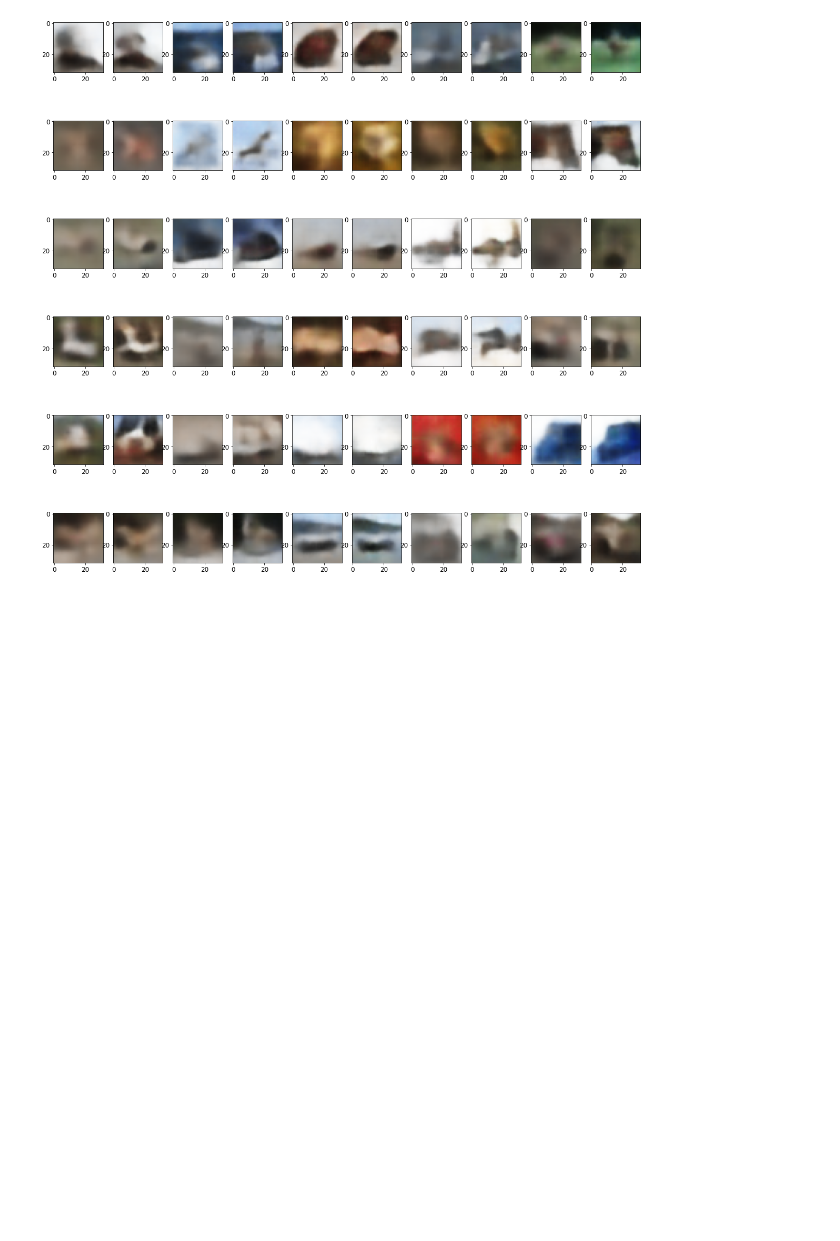
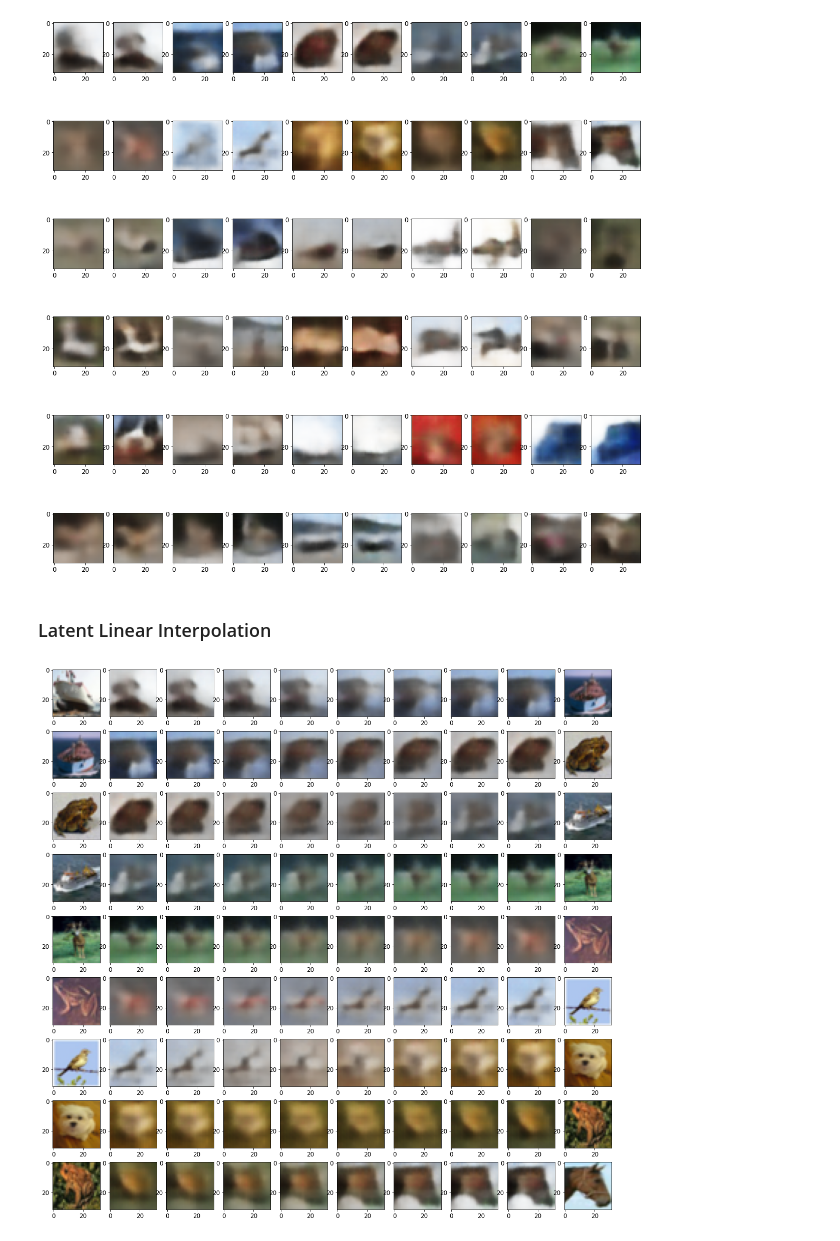
Before and after one commit to jpoler/hands-on-ml-projects, a Jupyter notebook: chapter_17/variational_autoencoder_tutorial.ipynb, the cells around one changed output. Saved outputs shown, nothing was run; the diff lists cells and outputs as text; code cells hidden in the pictures; blank space fills up the shorter version.

Commit message:
latent linear interpolation

```diff
--- a/chapter_17/variational_autoencoder_tutorial.ipynb
+++ b/chapter_17/variational_autoencoder_tutorial.ipynb
@@ -311,3 +309,30 @@ reshaped = tf.reshape(stacked, [-1, 32, 32, 3])
 display_samples(reshaped)
 # %% [output]
 [figure]
+# %% [markdown]
+### Latent Linear Interpolation
+# %%
+def interpolate(samples, per_interpolation=8):
+    sample_range = list(range(len(samples)))
+    range_end = sample_range[-1]
+    linfit = interp1d(sample_range, samples, axis=0)
+    return linfit(np.linspace(0, range_end, per_interpolation*range_end))
+# %%
+per_interpolation = 8
+
+x_samples = dataset_sample[:10].numpy()
+z_means, z_logvars = gaussian_cvae.encode(x_samples)
+z_samples = gaussian_cvae.reparameterize(z_means, z_logvars)
+z_interpolated = interpolate(z_samples, per_interpolation=per_interpolation)
+x_reconstructions = gaussian_cvae.decode(z_interpolated, apply_sigmoid=True)
+
+x_pieces = []
+for i in range(1, len(x_samples)):
+    x_pieces.append(x_samples[i-1:i])
+    x_pieces.append(x_reconstructions[(i-1)*per_interpolation:i*per_interpolation])
+    x_pieces.append(x_samples[i:i+1])
+
+output_samples = tf.concat(x_pieces, axis=0)
+display_samples(output_samples)
+# %% [output]
+[figure, added]
```
Also changed, not shown: parts of 2 cells of this notebook.
